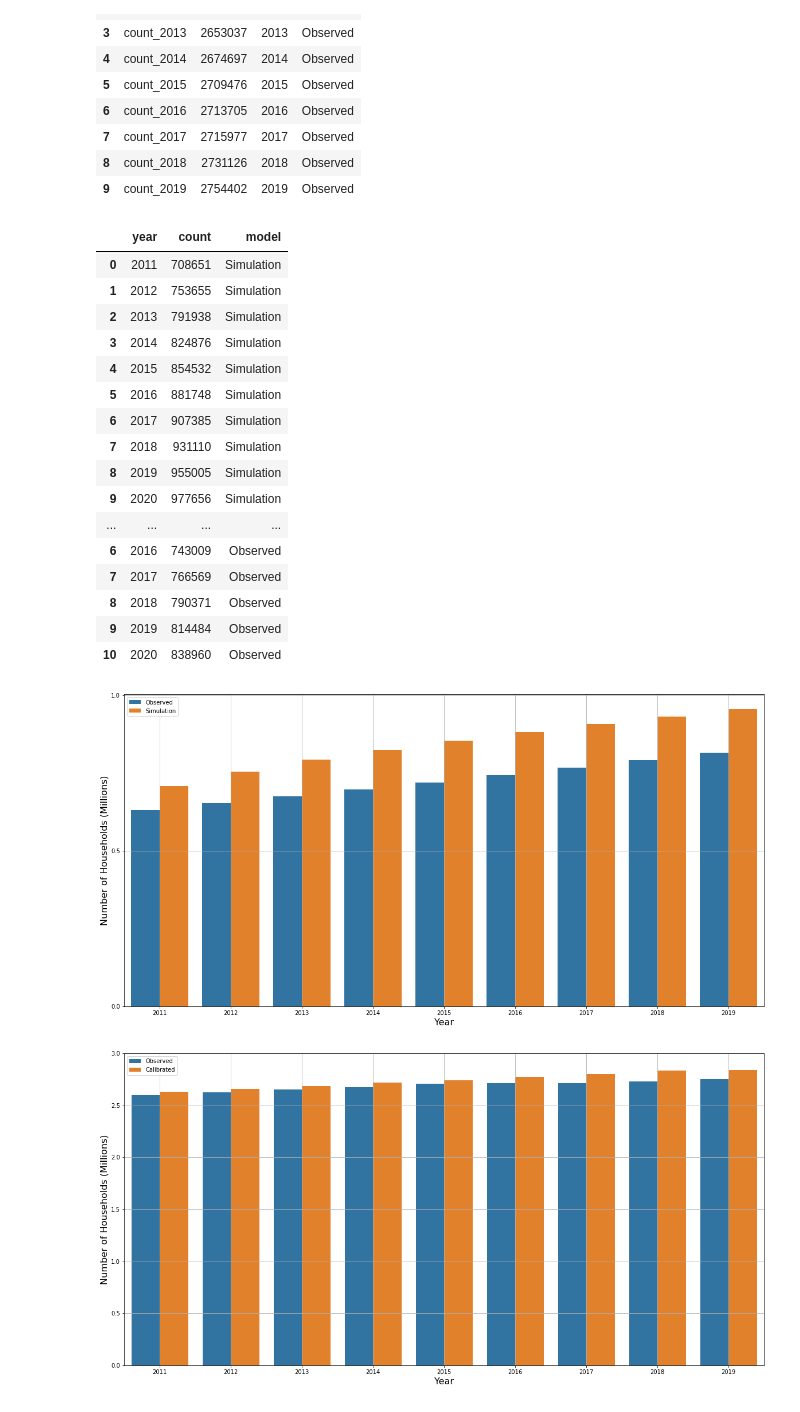
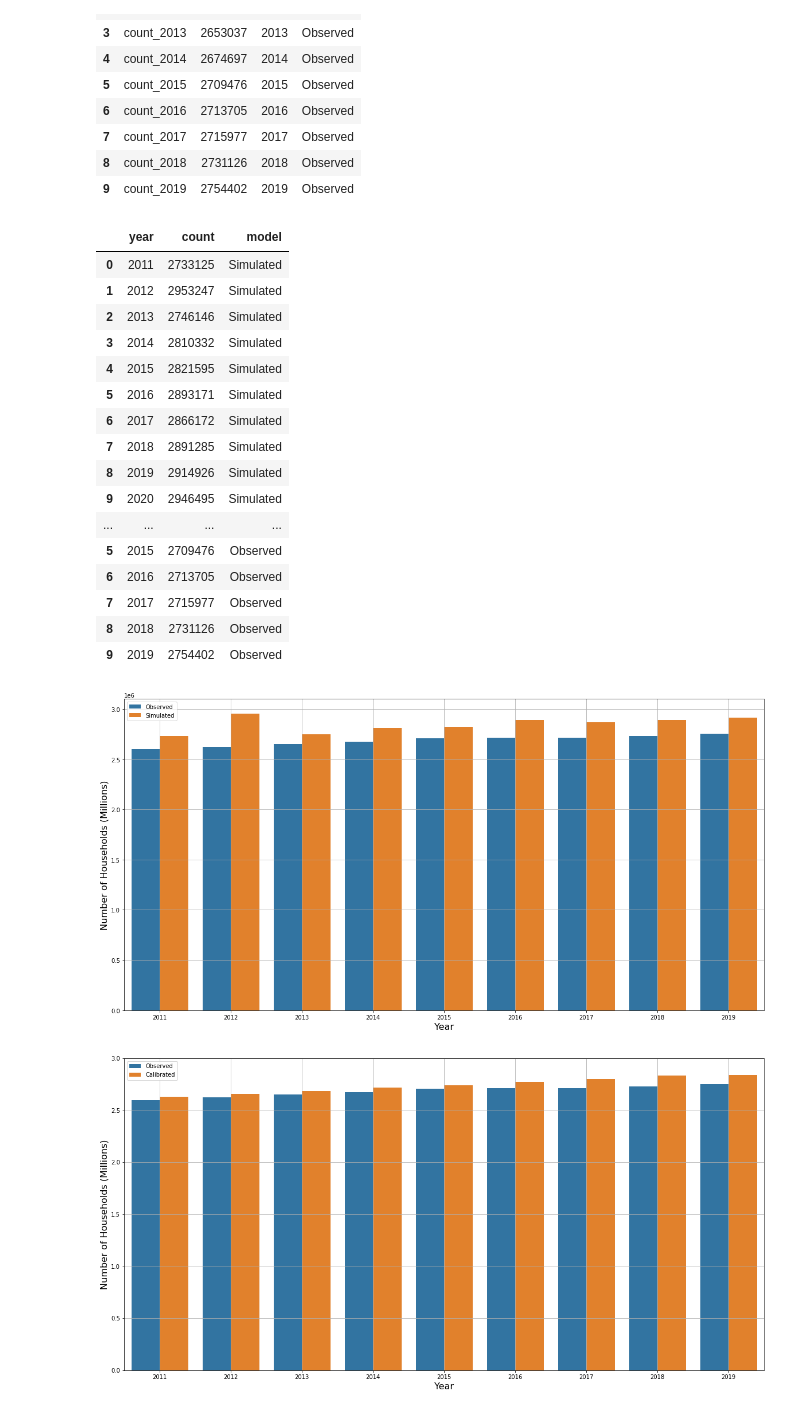
Before and after one commit to urbansim/LBNL_DEMOS, a Jupyter notebook: demos_urbansim/notebooks/stats_printing.ipynb, the cells around one changed output. Cells and saved outputs as stored; diff of their text form; code cells hidden in the pictures.

```diff
--- a/demos_urbansim/notebooks/stats_printing.ipynb
+++ b/demos_urbansim/notebooks/stats_printing.ipynb
@@ -238,8 +336,8 @@ hh_sizes["model"] = "Calibrated"
 # %%
 hh_sizes_u = pd.read_csv("notebooks/hh_size_over_time.csv")
 # %%
-hh_size_b = pd.read_csv("outputs/calibration/48197301/households_over_time_obs.csv")
-hh_size_c = pd.read_csv("outputs/48197301/hh_size_over_time_48197301.csv")
+hh_size_b = pd.read_csv("../outputs/calibration/06197001/households_over_time_obs.csv")
+hh_size_c = pd.read_csv("../outputs/simulation/06197001/hh_size_over_time_06197001.csv")
 # %%
 hh_size_b
 # %% [output]
@@ -256,7 +354,7 @@ hh_size_b
 | 9 | 2019 | 2754402 |
 # %%
 hh_size_b["model"] = "Observed"
-hh_size_c["model"] = "Simulation"
+hh_size_c["model"] = "Simulated"
 # %%
 # hh_sizes_u["year"] = hh_sizes_u["variable"].str[-4:].astype(int)
 hh_sizes_u["model"] = "Uncalibrated"
@@ -312,22 +410,22 @@ hh_size = pd.concat([hh_size_c, hh_size_b])
 hh_size
 # %% [output]
 |  | year | count | model |
-| 0 | 2011 | 708651 | Simulation |
-| 1 | 2012 | 753655 | Simulation |
-| 2 | 2013 | 791938 | Simulation |
-| 3 | 2014 | 824876 | Simulation |
-| 4 | 2015 | 854532 | Simulation |
-| 5 | 2016 | 881748 | Simulation |
-| 6 | 2017 | 907385 | Simulation |
-| 7 | 2018 | 931110 | Simulation |
-| 8 | 2019 | 955005 | Simulation |
-| 9 | 2020 | 977656 | Simulation |
+| 0 | 2011 | 2733125 | Simulated |
+| 1 | 2012 | 2953247 | Simulated |
+| 2 | 2013 | 2746146 | Simulated |
+| 3 | 2014 | 2810332 | Simulated |
+| 4 | 2015 | 2821595 | Simulated |
+| 5 | 2016 | 2893171 | Simulated |
+| 6 | 2017 | 2866172 | Simulated |
+| 7 | 2018 | 2891285 | Simulated |
+| 8 | 2019 | 2914926 | Simulated |
+| 9 | 2020 | 2946495 | Simulated |
 | ... | ... | ... | ... |
-| 6 | 2016 | 743009 | Observed |
-| 7 | 2017 | 766569 | Observed |
-| 8 | 2018 | 790371 | Observed |
-| 9 | 2019 | 814484 | Observed |
-| 10 | 2020 | 838960 | Observed |
+| 5 | 2015 | 2709476 | Observed |
+| 6 | 2016 | 2713705 | Observed |
+| 7 | 2017 | 2715977 | Observed |
+| 8 | 2018 | 2731126 | Observed |
+| 9 | 2019 | 2754402 | Observed |
 # %%
 hh_size = hh_size.sort_values(by=["model", "year"], ascending=[True, True]).reset_index(drop=True)
 # %%
@@ -337,15 +435,15 @@ import numpy as np
 # %%
 import seaborn as sns
 plt.figure(figsize=(20, 10))
 sns.barplot(x = "year", y = "count", hue = "model", data = hh_size[~hh_size["year"].isin([2010, 2020])])
 plt.xlabel("Year", size=16)
 plt.ylabel("Number of Households (Millions)", size=16)
-plt.yticks(ticks=np.arange(0, 1.1e6, 0.5e6), labels=np.arange(0, 1.1, 0.5))
+# plt.yticks(ticks=np.arange(0, 1.1e6, 0.5e6), labels=np.arange(0, 1.1, 0.5))
 plt.legend(title="")
 plt.grid()
 plt.show()
 # %% [output]
-[figure, old version]
+[figure, new version]
 # %%
 import seaborn as sns
 plt.figure(figsize=(20, 10))
```
Also changed, not shown: parts of 23 cells of this notebook, 58 other files.
